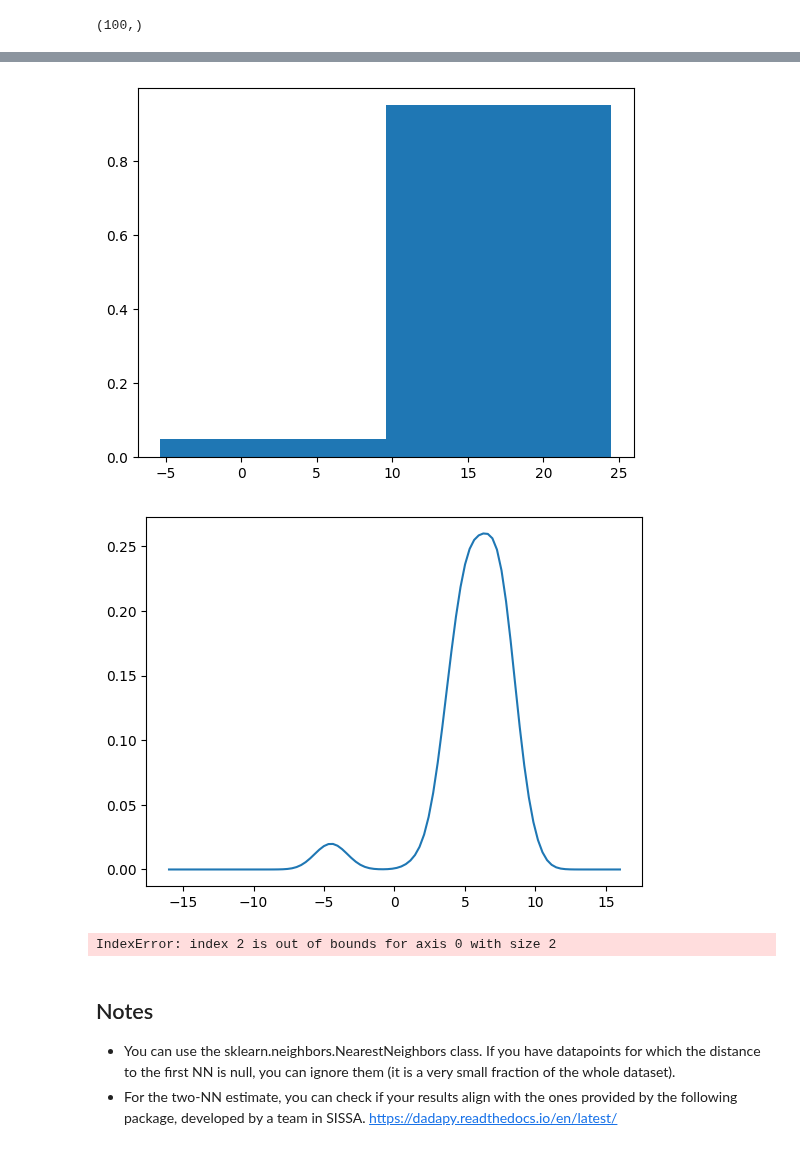
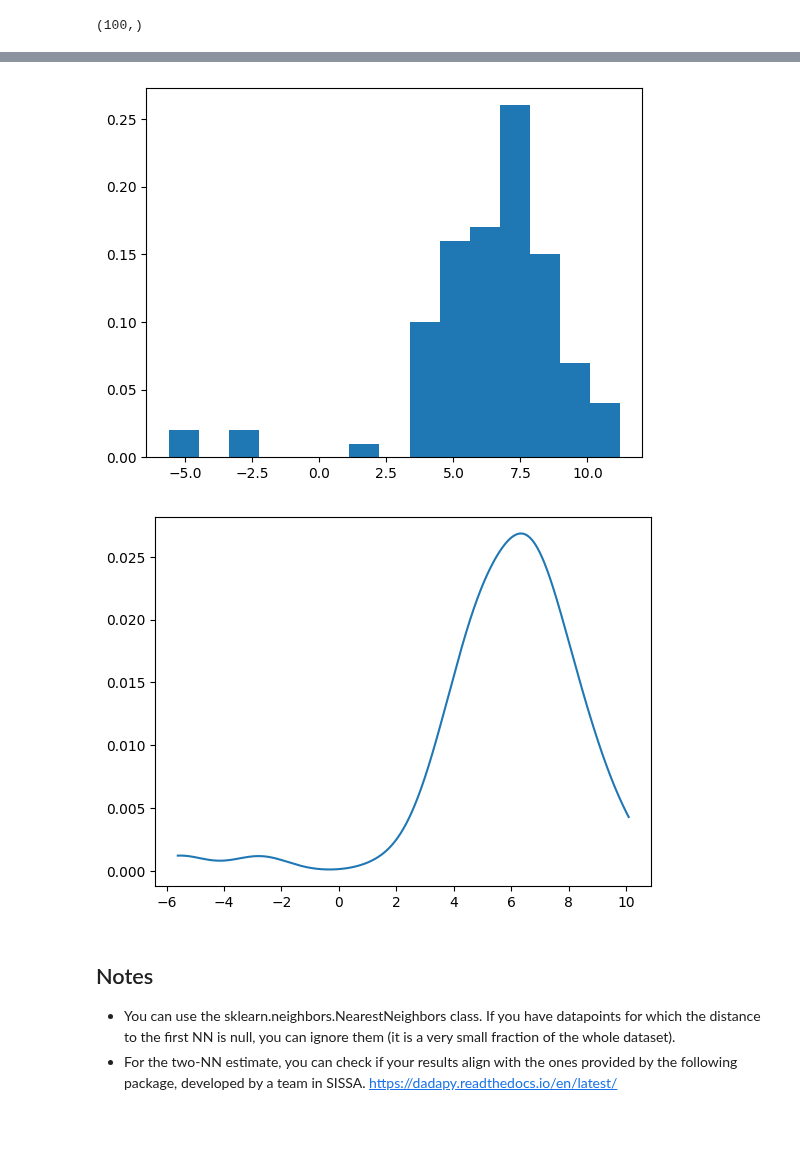
Before and after one commit to alequerenghi/unsupervised_learning, a Jupyter notebook: ex6.ipynb, the cells around one changed output, grey strips where cells are left out. Saved outputs shown, nothing was run; the diff lists cells and outputs as text; code cells hidden in the pictures.

```diff
--- a/ex6.ipynb
+++ b/ex6.ipynb
@@ -58,18 +58,18 @@ plt.show()
 # %%
-hist = histograms(X, bins=2)
-plt.bar(np.linspace(min(X), max(X), hist.shape[0]), hist, width=(max(X)-min(X)), align='edge')
+hist = histograms(X)
+bins = len(hist)
+plt.bar(np.linspace(min(X), max(X), hist.shape[0]), hist, width=(max(X)-min(X))/(bins-1), align='edge')
 plt.show()
 # %% [output]
-[figure, old version]
+[figure, new version]
 # %%
 kde = KernelDensity().fit(X)
-xplot = np.linspace(-16,16,100)
+xplot = np.linspace(min(X),max(X),1000)
 plt.plot(xplot, kde.score_sample(xplot))
 plt.show()
 arr = np.zeros(2)
 # %% [output]
-[figure, old version]
+[figure, new version]
-IndexError: index 2 is out of bounds for axis 0 with size 2
 # %% [markdown]
 ## Notes
 - You can use the sklearn.neighbors.NearestNeighbors class. If you
```
Also changed, not shown: parts of 2 cells of this notebook.
